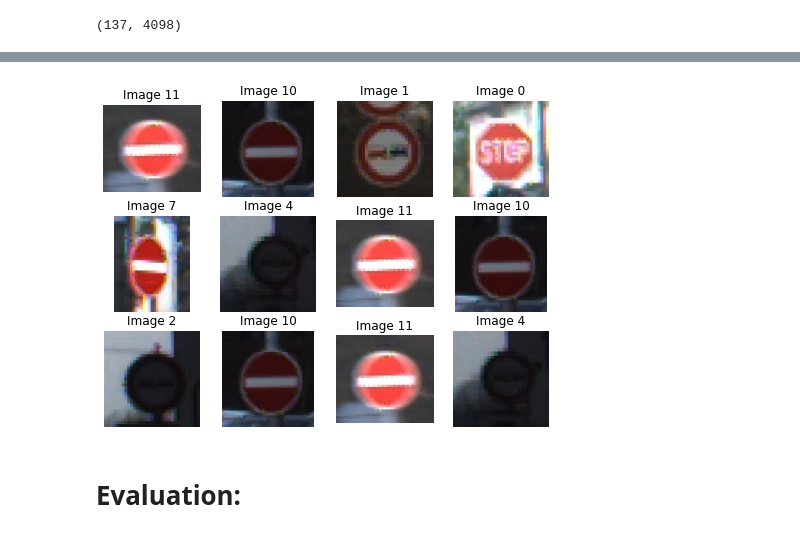
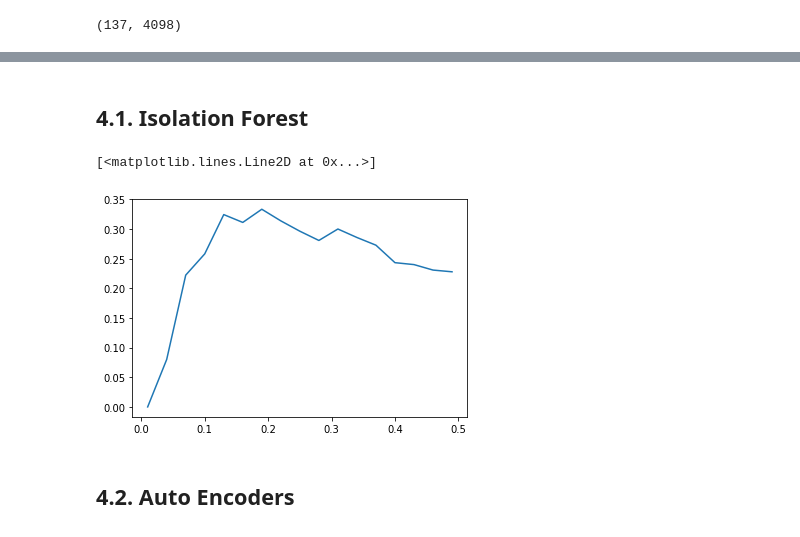
Before and after one commit to nbelhidane/Stop-Sign-Outlier-Detection, a Jupyter notebook: notebook_dataset_pyod.ipynb, the cells around one changed output, grey strips where cells are left out. Cells and saved outputs as stored; diff of their text form; code cells hidden in the pictures.

```diff
--- a/notebook_dataset_pyod.ipynb
+++ b/notebook_dataset_pyod.ipynb
@@ -144,5 +157,0 @@ df_train.head()
-# %%
-# train the anomaly detection model
-print("[INFO] fitting anomaly detection model...")
-model_if = IForest(n_estimators=100, contamination=0.03, n_jobs=-1, random_state=42)
-model_if.fit(df_train.iloc[:,2:])
@@ -367,16 +160,18 @@ df_test.iloc[:,[0,1]][preds_abod==1]
-# %%
-abod_res = df_test.iloc[:,[0,1]][preds_abod==1].reset_index(drop=True)
-rand_grid = np.random.randint(abod_res.shape[0], size=[grid_m,grid_n])
-
-f0, cell0 = plt.subplots(grid_m, grid_n, figsize=(8,6))
-for i in range(grid_m):
-    for j in range(grid_n):
-        cell0[i, j].imshow(abod_res['ppm_image'][rand_grid[i,j]])
-        cell0[i, j].axis('off')
-        cell0[i, j].set_title('Image {}'.format(rand_grid[i,j]))
-# %% [output]
-[figure, removed]
-# %% [markdown]
-# Evaluation:
 # %%
 true = df_test['label']!=14
+# %% [markdown]
+## 4.1. Isolation Forest
+# %%
+if_accuracies={}
+for x in np.arange(0.01,0.51,0.03):
+    model_if = IForest(n_estimators=100, contamination=x, n_jobs=-1, random_state=42)
+    model_if.fit(df_train.iloc[:,2:])
+    preds_if = model_if.predict(df_test.iloc[:,2:])
+    if_accuracies[x] = metrics.f1_score(true, preds_if)
+# %%
+plt.plot(if_accuracies.keys(), if_accuracies.values())
+# %% [output]
+[<matplotlib.lines.Line2D at 0x...>]
+[figure, added]
+# %% [markdown]
+## 4.2. Auto Encoders
```
Also changed, not shown: parts of 61 cells of this notebook.
